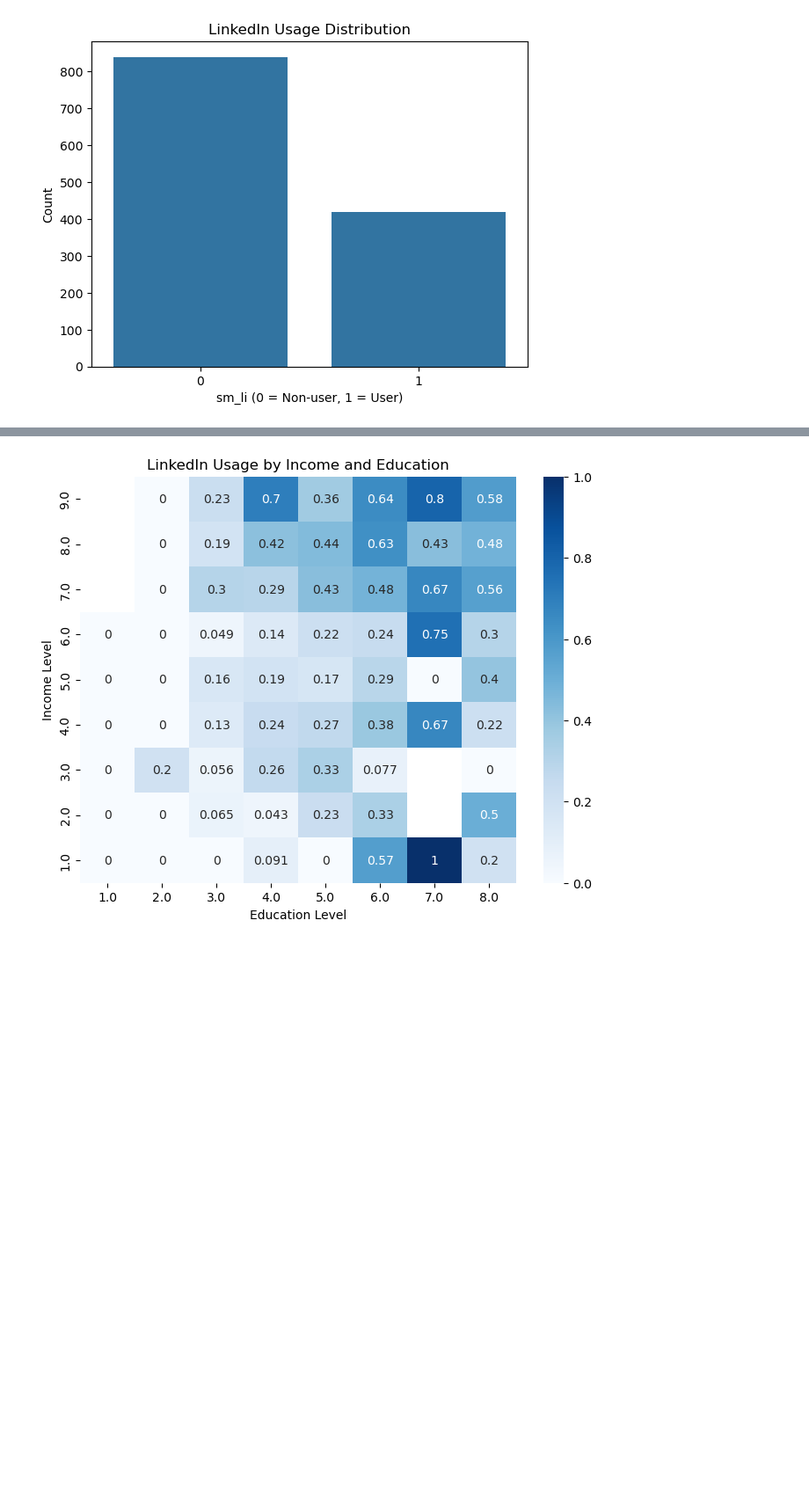
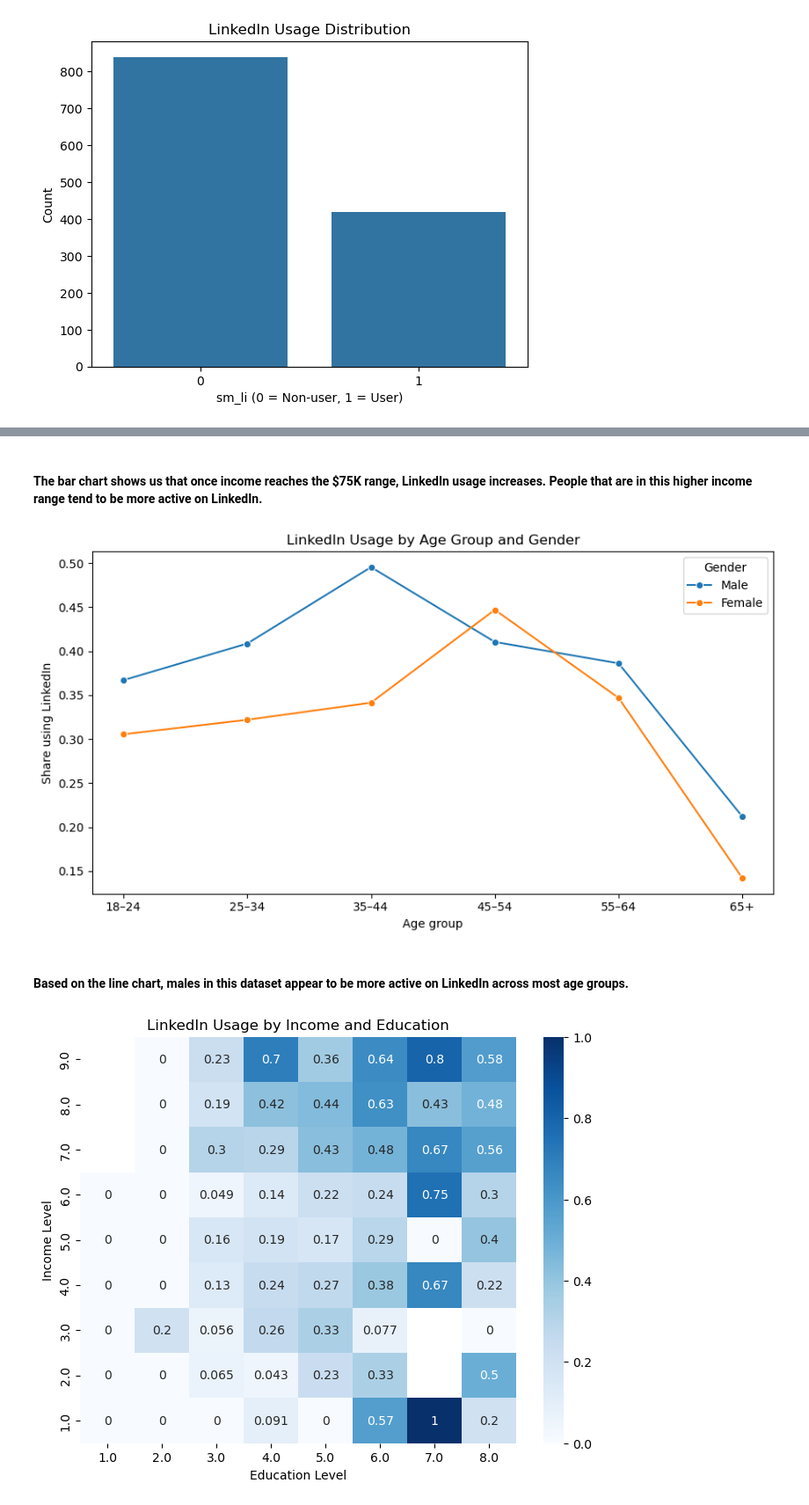
Before and after one commit to melissaog8/linkedinproject, a Jupyter notebook: Final Project.ipynb, the cells around one changed output, grey strips where cells are left out. Shown at 88% size. Cells and saved outputs as stored; diff of their text form; code cells hidden in the pictures; blank space fills up the shorter version.

```diff
--- a/Final Project.ipynb
+++ b/Final Project.ipynb
@@ -151,3 +172,44 @@ Index(['web1h', 'income', 'education', 'parent', 'married', 'female', 'age',
+# %% [markdown]
+#### The bar chart shows us that once income reaches the $75K range, LinkedIn usage increases. People that are in this higher income range tend to be more active on LinkedIn.
+# %%
+# LI usage by Age group and Gender
+
+# Age groups
+bins = [18, 25, 35, 45, 55, 65, 100]
+labels = ["18–24", "25–34", "35–44", "45–54", "55–64", "65+"]
+
+ss["age_group"] = pd.cut(ss["age"], bins=bins, labels=labels, right=False)
+
+age_gender_usage = (
+    ss.groupby(["age_group", "female"], observed=False)["sm_li"]
+      .mean()
+      .reset_index(name="linkedin_rate")
+)
+
+age_gender_usage["gender_label"] = age_gender_usage["female"].map({0: "Male", 1: "Female"})
+
+plt.figure(figsize=(9, 5))
+
+sns.lineplot(
+    data=age_gender_usage,
+    x="age_group",
+    y="linkedin_rate",
+    hue="gender_label",
+    marker="o",
+    errorbar=None
+)
+
+plt.title("LinkedIn Usage by Age Group and Gender")
+plt.ylabel("Share using LinkedIn")
+plt.xlabel("Age group")
+
+plt.legend(title="Gender")
+plt.tight_layout()
+plt.show()
+# %% [output]
+[figure, added]
+# %% [markdown]
+#### Based on the line chart, males in this dataset appear to be more active on LinkedIn across most age groups.
 # %%
 # LI usage by Income and Education
 pivot = ss.pivot_table(
```
Also changed, not shown: parts of 11 cells of this notebook, 3 other files.
